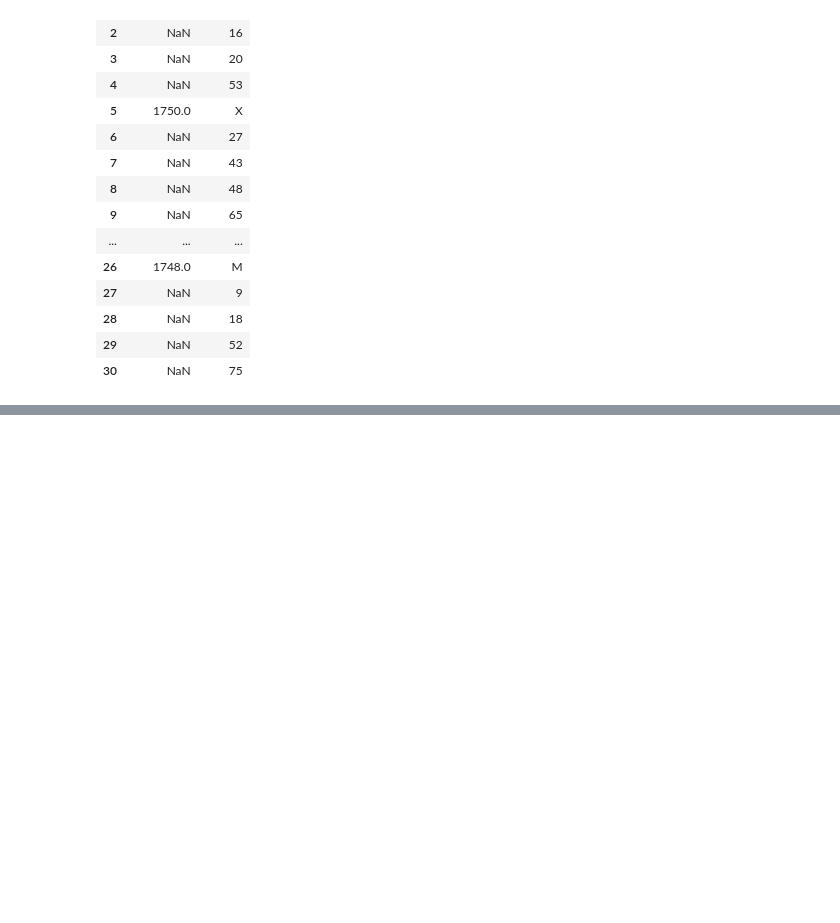
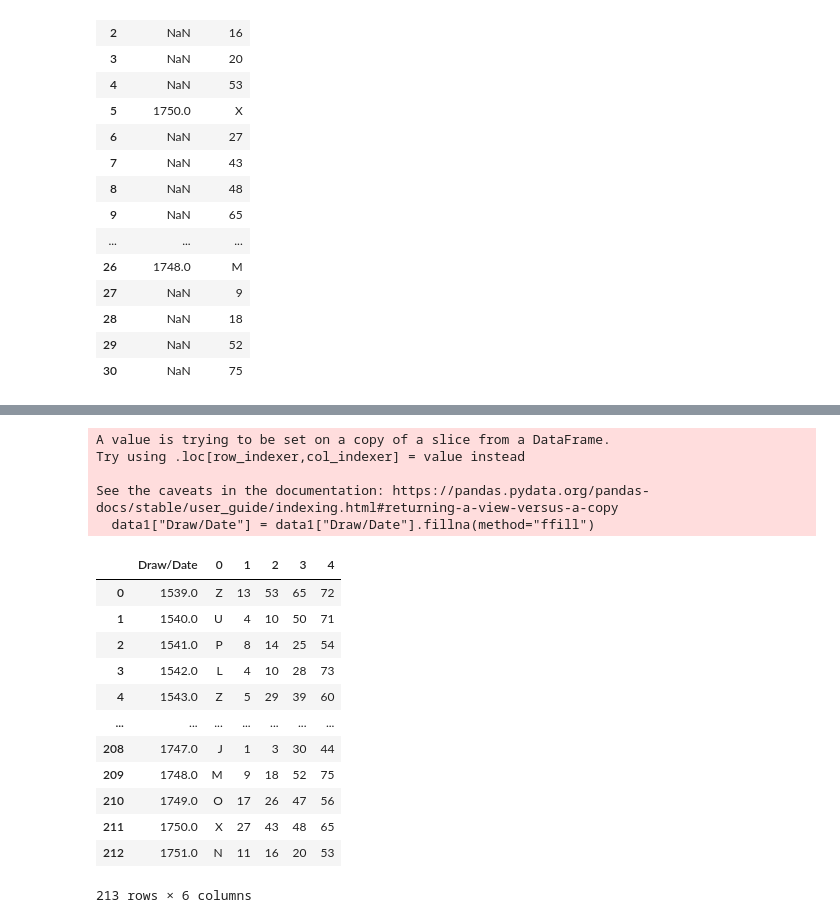
Before and after one commit to dilanmalaviarachchi/lotto--MLproject, a Jupyter notebook: lotto/code.ipynb, the cells around one changed output, grey strips where cells are left out. Drawn from its saved outputs; the diff is of its cells as text; code cells hidden in the pictures; blank space fills up the shorter version.

```diff
--- a/lotto/code.ipynb
+++ b/lotto/code.ipynb
@@ -77,0 +76,27 @@ Error:
+# %%
+# Forward fill the "Draw/Date" column
+data1["Draw/Date"] = data1["Draw/Date"].fillna(method="ffill")
+# %% [output]
+A value is trying to be set on a copy of a slice from a DataFrame.
+Try using .loc[row_indexer,col_indexer] = value instead
+
+See the caveats in the documentation: https://pandas.pydata.org/pandas-docs/stable/user_guide/indexing.html#returning-a-view-versus-a-copy
+  data1["Draw/Date"] = data1["Draw/Date"].fillna(method="ffill")
+# %%
+# Group by "Draw/Date" and aggregate results into separate columns
+result_data = data1.groupby("Draw/Date")["Results"].apply(lambda x: pd.Series(x.values)).unstack().reset_index()
+result_data
+# %% [output]
+|  | Draw/Date | 0 | 1 | 2 | 3 | 4 |
+| 0 | 1539.0 | Z | 13 | 53 | 65 | 72 |
+| 1 | 1540.0 | U | 4 | 10 | 50 | 71 |
+| 2 | 1541.0 | P | 8 | 14 | 25 | 54 |
+| 3 | 1542.0 | L | 4 | 10 | 28 | 73 |
+| 4 | 1543.0 | Z | 5 | 29 | 39 | 60 |
+| ... | ... | ... | ... | ... | ... | ... |
+| 208 | 1747.0 | J | 1 | 3 | 30 | 44 |
+| 209 | 1748.0 | M | 9 | 18 | 52 | 75 |
+| 210 | 1749.0 | O | 17 | 26 | 47 | 56 |
+| 211 | 1750.0 | X | 27 | 43 | 48 | 65 |
+| 212 | 1751.0 | N | 11 | 16 | 20 | 53 |
+213 rows × 6 columns
```
Also changed, not shown: parts of 6 cells of this notebook.
